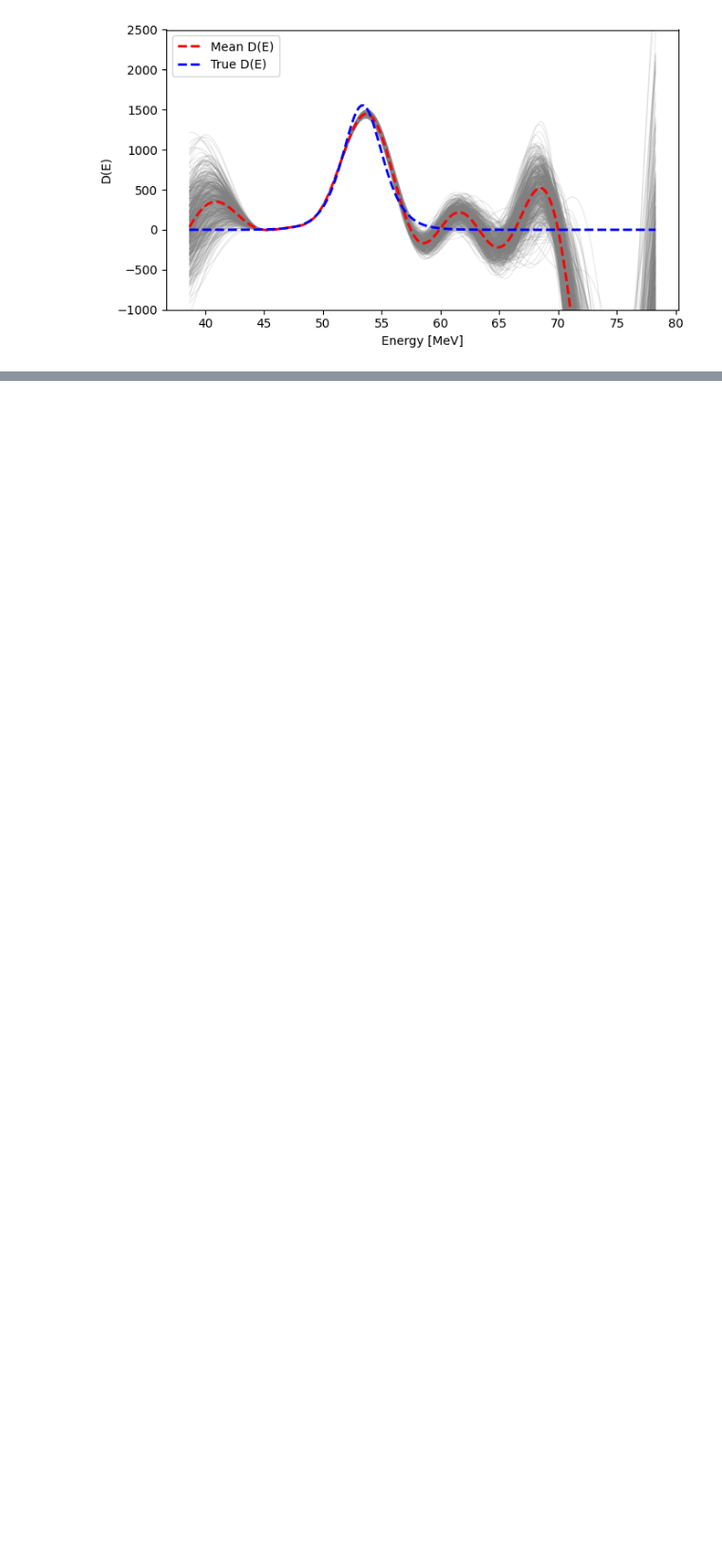
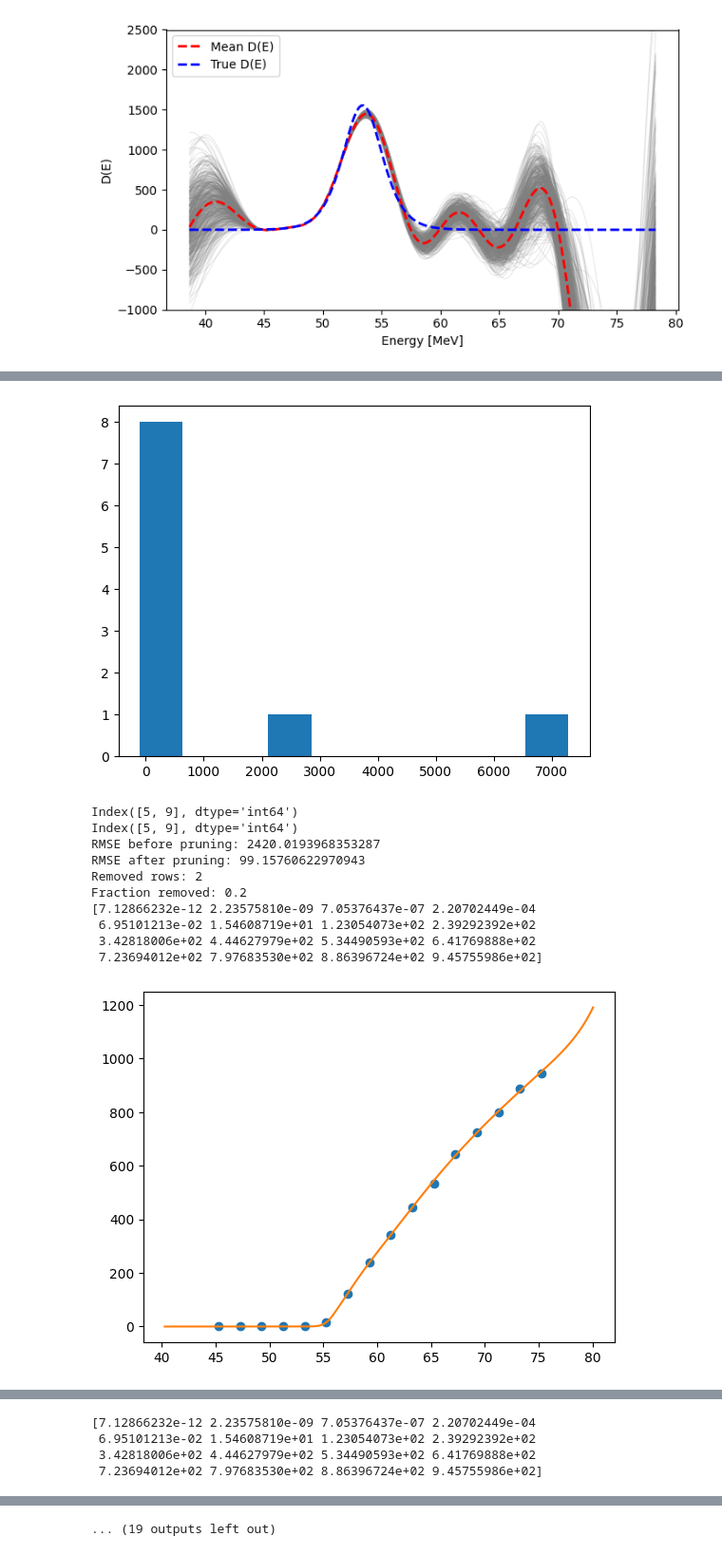
Before and after one commit to aaron-philip/barrier-extraction, a Jupyter notebook: notebooks/SanityChecks.ipynb, the cells around one changed output, grey strips where cells are left out. Shown at 95% size. Cells and saved outputs as stored; diff of their text form; code cells hidden in the pictures; blank space fills up the shorter version.

```diff
--- a/notebooks/SanityChecks.ipynb
+++ b/notebooks/SanityChecks.ipynb
@@ -464,0 +571,75 @@ Shapes: (500, 199)
+# %%
+import pandas as pd
+idx = 62
+path_base = "/mnt/home/philipaa/scratch/barrier-paper-results/"
+h5_path = path_base + f"res_2.00MeV_noise0.01_bnn_soc_idx{idx}.h5"
+csv_path = h5_path + ".csv"
+
+df = pd.read_csv(csv_path)
+err = df['barrier_peak_ht_pred'] - df['barrier_peak_ht_true']
+plt.hist(err)
+plt.show()
+bad_idx = df.index[np.abs(err) > 1000]
+print(bad_idx)
+
+
+cutoff = 1000
+bad_idx = df.index[np.abs(err) > cutoff]
+print(bad_idx)
+
+rmse_before = np.sqrt(np.mean(err**2))
+print("RMSE before pruning:", rmse_before)
+bad_mask = np.abs(err) > cutoff
+rmse_after = np.sqrt(np.mean(err[~bad_mask]**2))
+print("RMSE after pruning:", rmse_after)
+
+print("Removed rows:", bad_mask.sum())
+print("Fraction removed:", bad_mask.mean())
+
+import h5py
+for sub_idx in range(1,11):
+#sub_idx = 7#bad_idx[0]
+    group_name = f"{int(idx):05d}_run{int(sub_idx):02d}"
+    with h5py.File(h5_path, "r") as f:
+        grp = f[group_name]
+
+        # Load arrays
+        x = grp["x_pred"][:]
+        y_mean = grp["y_mean"][:]
+        y_samples = grp["y_samples"][:]
+        E_data = grp["E_data"][:]
+        Sigma_data = grp["Sigma_data"][:]
+        Sigma_err = grp["Sigma_err"][:]
+        E0_true = float(grp.attrs["E0_true"])
+        R0_true = float(grp.attrs["R0_true"])
+        hw_true = float(grp.attrs["hw_true"])
+        E0_fit = float(grp.attrs.get("E0_fit", np.nan))
+        print(Sigma_data)
+
+        D_samples = barrier_from_sigma_samples(x, y_samples)
+        D_mean = barrier_from_sigma_samples(x, y_mean.reshape(1, -1))[0]
+        sigma_true = sigma(x, E0=E0_true, R0=R0_true, hbarw=hw_true)
+        D_true = barrier_from_sigma_samples(x, sigma_true.reshape(1, -1))[0]
+
+        plt.plot(E_data, Sigma_data, 'o')
+        plt.plot(x, y_mean)
+    # plt.title(f"Height Error: {err[idx]}")
+        plt.show()
+
+
+        plt.plot(x, D_true, 'b')
+        plt.plot(x, D_mean, "--r")
+        plt.show()
+# %% [output]
+[figure, added]
+Index([5, 9], dtype='int64')
+Index([5, 9], dtype='int64')
+RMSE before pruning: 2420.0193968353287
+RMSE after pruning: 99.15760622970943
+Removed rows: 2
+Fraction removed: 0.2
+[7.12866232e-12 2.23575810e-09 7.05376437e-07 2.20702449e-04
+ 6.95101213e-02 1.54608719e+01 1.23054073e+02 2.39292392e+02
+ 3.42818006e+02 4.44627979e+02 5.34490593e+02 6.41769888e+02
+ 7.23694012e+02 7.97683530e+02 8.86396724e+02 9.45755986e+02]
+[figure, added]
@@ -464,0 +647,4 @@ Shapes: (500, 199)
+[7.12866232e-12 2.23575810e-09 7.05376437e-07 2.20702449e-04
+ 6.95101213e-02 1.54608719e+01 1.23054073e+02 2.39292392e+02
+ 3.42818006e+02 4.44627979e+02 5.34490593e+02 6.41769888e+02
+ 7.23694012e+02 7.97683530e+02 8.86396724e+02 9.45755986e+02]
@@ -464,0 +664 @@ Shapes: (500, 199)
+... (19 outputs left out)
```
Also changed, not shown: parts of 8 cells of this notebook, 8 other files.
